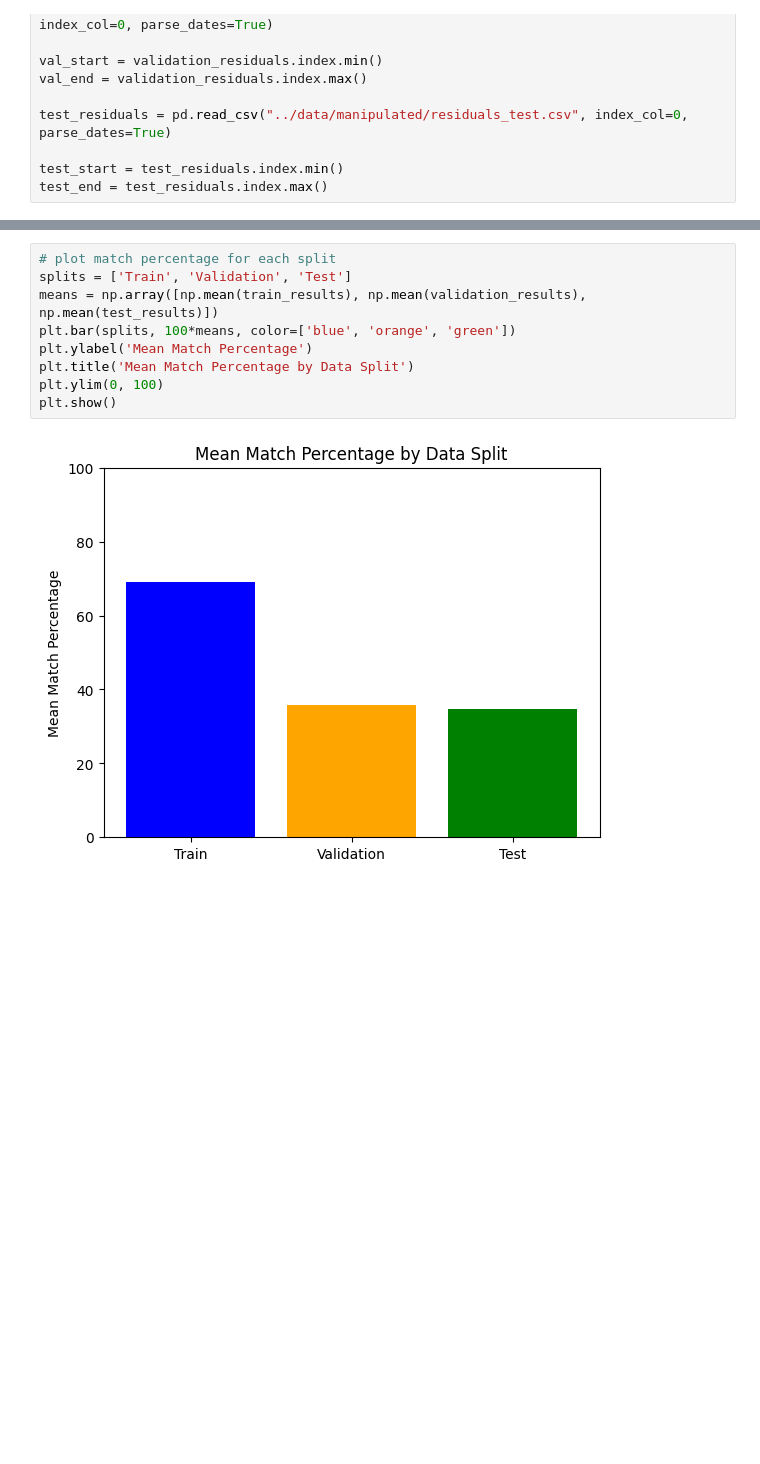
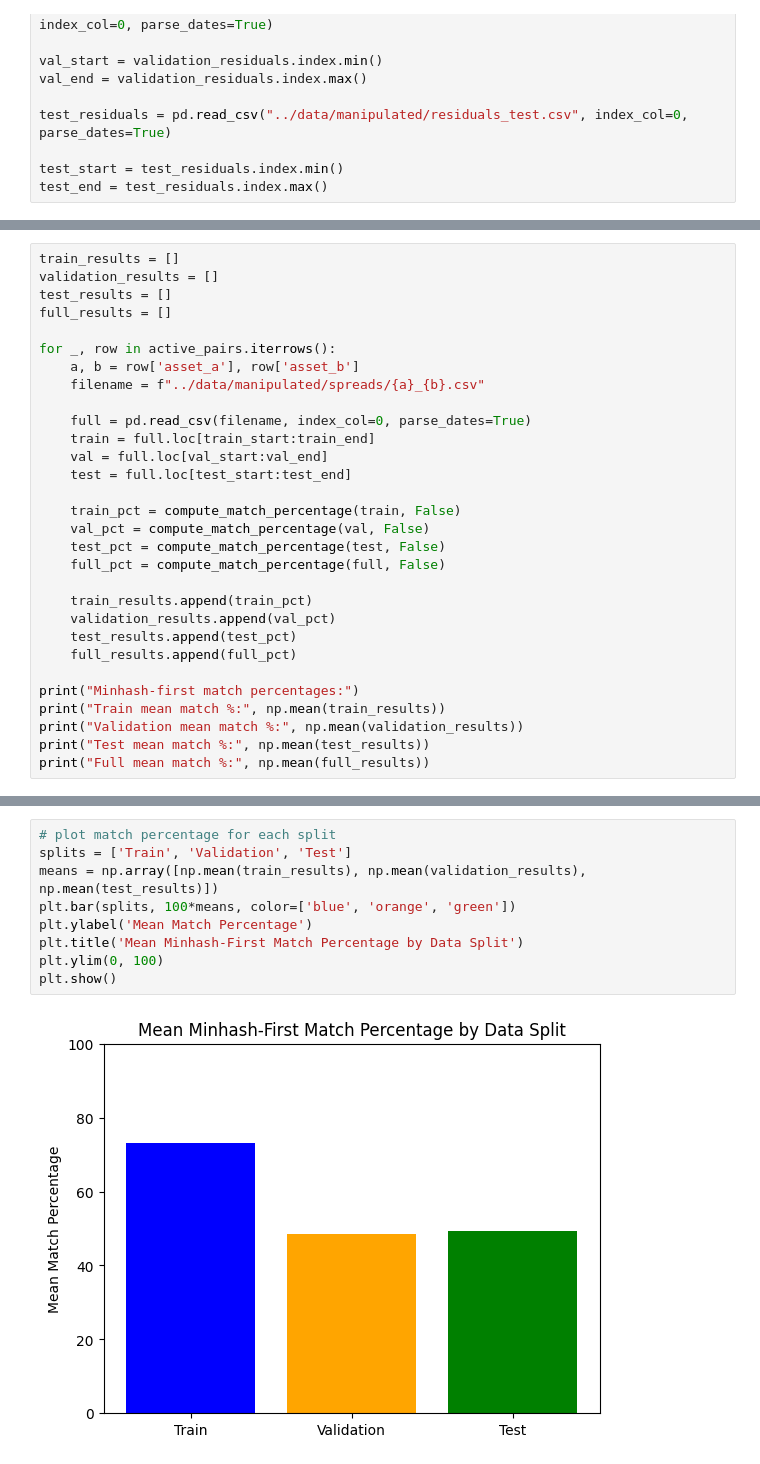
Before and after one commit to spektordylan/pairs-trading-ml, a Jupyter notebook: src/04b-signaling-analysis.ipynb, the cells around one changed output, grey strips where cells are left out. Saved outputs shown, nothing was run; the diff lists cells and outputs as text; blank space fills up the shorter version.

Commit message:
more in-depth signaling analysis, clean up full pipeline.

```diff
--- a/src/04b-signaling-analysis.ipynb
+++ b/src/04b-signaling-analysis.ipynb
@@ -70,0 +87,30 @@ Full mean match %: 0.6209399824789186
+# %%
+train_results = []
+validation_results = []
+test_results = []
+full_results = []
+
+for _, row in active_pairs.iterrows():
+    a, b = row['asset_a'], row['asset_b']
+    filename = f"../data/manipulated/spreads/{a}_{b}.csv"
+
+    full = pd.read_csv(filename, index_col=0, parse_dates=True)
+    train = full.loc[train_start:train_end]
+    val = full.loc[val_start:val_end]
+    test = full.loc[test_start:test_end]
+
+    train_pct = compute_match_percentage(train, False)
+    val_pct = compute_match_percentage(val, False)
+    test_pct = compute_match_percentage(test, False)
+    full_pct = compute_match_percentage(full, False)
+
+    train_results.append(train_pct)
+    validation_results.append(val_pct)
+    test_results.append(test_pct)
+    full_results.append(full_pct)
+
+print("Minhash-first match percentages:")
+print("Train mean match %:", np.mean(train_results))
+print("Validation mean match %:", np.mean(validation_results))
+print("Test mean match %:", np.mean(test_results))
+print("Full mean match %:", np.mean(full_results))
@@ -71,14 +123,14 @@ Full mean match %: 0.6209399824789186
 # %%
 # plot match percentage for each split
 splits = ['Train', 'Validation', 'Test']
 means = np.array([np.mean(train_results), np.mean(validation_results), np.mean(test_results)])
 plt.bar(splits, 100*means, color=['blue', 'orange', 'green'])
 plt.ylabel('Mean Match Percentage')
-plt.title('Mean Match Percentage by Data Split')
+plt.title('Mean Minhash-First Match Percentage by Data Split')
 plt.ylim(0, 100)
 plt.show()
 # %% [output]
-[figure, old version]
+[figure, new version]
 # %%
 results = []
 
```
Also changed, not shown: parts of 6 cells of this notebook, 20 other files.
